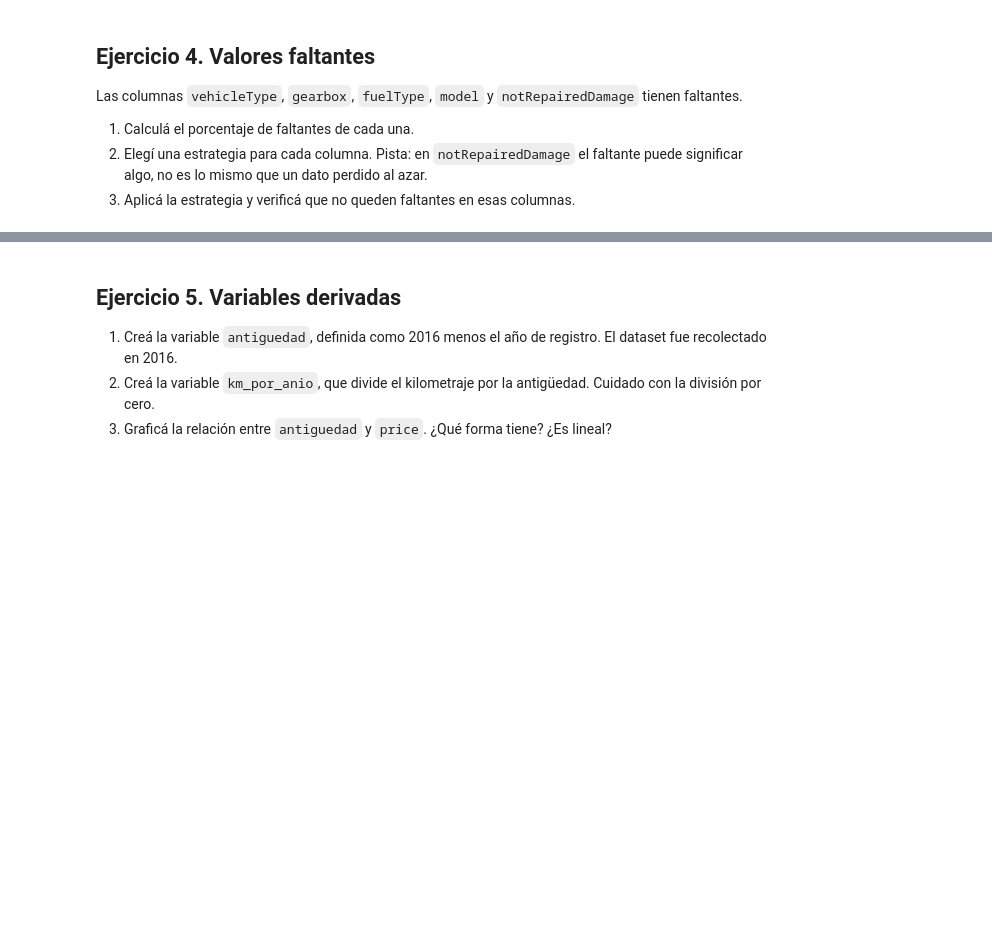
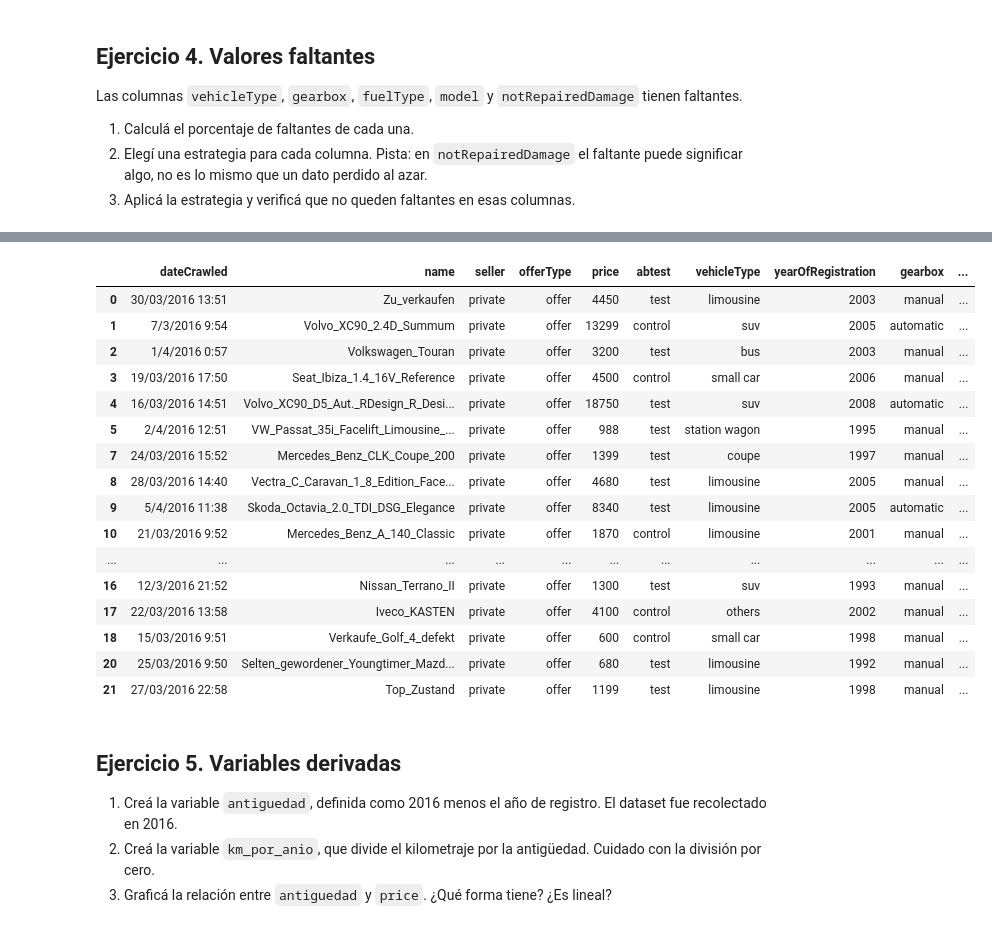
Before and after one commit to EmiiFernandez/actividades_data_sciente_ypf, a Jupyter notebook: notebook/C09_Notebook-13.ipynb, the cells around one changed output, grey strips where cells are left out. Drawn from its saved outputs; the diff is of its cells as text; code cells hidden in the pictures; blank space fills up the shorter version.

```diff
--- a/notebook/C09_Notebook-13.ipynb
+++ b/notebook/C09_Notebook-13.ipynb
@@ -988,0 +1032,23 @@ faltantes
+# %%
+# Aplicá la estrategia y verificá que no queden faltantes en esas columnas.
+
+# notRepairedDamage: se crea una nueva categoria: 'desconocido'.
+autos_filtrado["notRepairedDamage"] = autos_filtrado["notRepairedDamage"].fillna("desconocido")
+
+# model: se crea una nueva categoria: 'desconocido'.
+autos_filtrado["model"] = autos_filtrado["model"].fillna("desconocido")
+
+# vehicleType, gearbox y fuelType: Imputamos con la moda del grupo (marca y modelo)
+columnas_a_imputar = ["vehicleType", "gearbox", "fuelType"]
+
+for col in columnas_a_imputar:
+    # Calculamos la moda por cada combinación de marca y modelo
+    moda_grupo = autos_filtrado.groupby(["brand", "model"])[col].transform(
+        lambda s: s.mode().iloc[0] if not s.mode().empty else np.nan
+    )
+    # Aplicamos la moda del grupo a los nulos
+    autos_filtrado[col] = autos_filtrado[col].fillna(moda_grupo)
+
+    # Si aún quedan nulos (porque el grupo entero era nulo), usamos la moda global de respaldo
+    moda_global = autos_filtrado[col].mode().iloc[0]
+    autos_filtrado[col] = autos_filtrado[col].fillna(moda_global)
@@ -989,3 +1067,23 @@ faltantes
+# %%
+autos_filtrado.head(20)
+# %% [output]
+|  | dateCrawled | name | seller | offerType | price | abtest | vehicleType | yearOfRegistration | gearbox | ... |
+| 0 | 30/03/2016 13:51 | Zu_verkaufen | private | offer | 4450 | test | limousine | 2003 | manual | ... |
+| 1 | 7/3/2016 9:54 | Volvo_XC90_2.4D_Summum | private | offer | 13299 | control | suv | 2005 | automatic | ... |
+| 2 | 1/4/2016 0:57 | Volkswagen_Touran | private | offer | 3200 | test | bus | 2003 | manual | ... |
+| 3 | 19/03/2016 17:50 | Seat_Ibiza_1.4_16V_Reference | private | offer | 4500 | control | small car | 2006 | manual | ... |
+| 4 | 16/03/2016 14:51 | Volvo_XC90_D5_Aut._RDesign_R_Desi... | private | offer | 18750 | test | suv | 2008 | automatic | ... |
+| 5 | 2/4/2016 12:51 | VW_Passat_35i_Facelift_Limousine_... | private | offer | 988 | test | station wagon | 1995 | manual | ... |
+| 7 | 24/03/2016 15:52 | Mercedes_Benz_CLK_Coupe_200 | private | offer | 1399 | test | coupe | 1997 | manual | ... |
+| 8 | 28/03/2016 14:40 | Vectra_C_Caravan_1_8_Edition_Face... | private | offer | 4680 | test | limousine | 2005 | manual | ... |
+| 9 | 5/4/2016 11:38 | Skoda_Octavia_2.0_TDI_DSG_Elegance | private | offer | 8340 | test | limousine | 2005 | automatic | ... |
+| 10 | 21/03/2016 9:52 | Mercedes_Benz_A_140_Classic | private | offer | 1870 | control | limousine | 2001 | manual | ... |
+| ... | ... | ... | ... | ... | ... | ... | ... | ... | ... | ... |
+| 16 | 12/3/2016 21:52 | Nissan_Terrano_II | private | offer | 1300 | test | suv | 1993 | manual | ... |
+| 17 | 22/03/2016 13:58 | Iveco_KASTEN | private | offer | 4100 | control | others | 2002 | manual | ... |
+| 18 | 15/03/2016 9:51 | Verkaufe_Golf_4_defekt | private | offer | 600 | control | small car | 1998 | manual | ... |
+| 20 | 25/03/2016 9:50 | Selten_gewordener_Youngtimer_Mazd... | private | offer | 680 | test | limousine | 1992 | manual | ... |
+| 21 | 27/03/2016 22:58 | Top_Zustand | private | offer | 1199 | test | limousine | 1998 | manual | ... |
 # %% [markdown]
 ## Ejercicio 5. Variables derivadas
 
```
Also changed, not shown: parts of 12 cells of this notebook.
